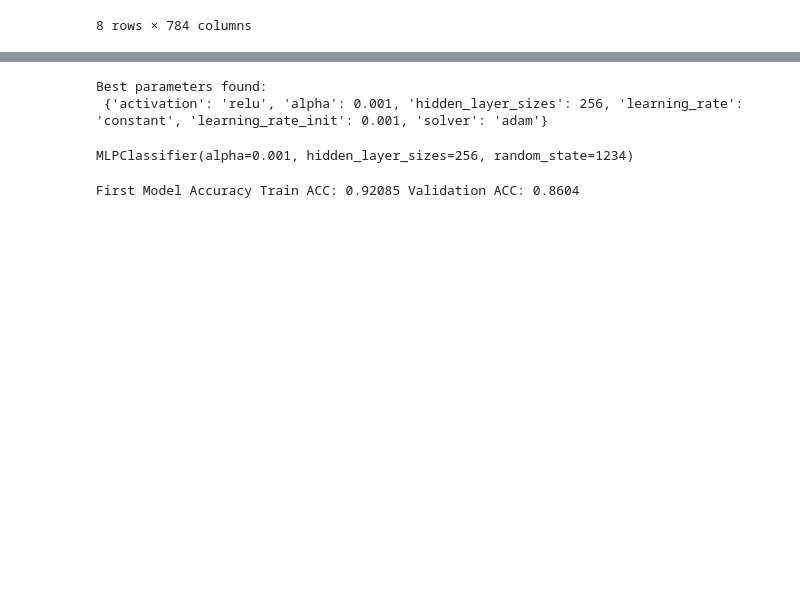
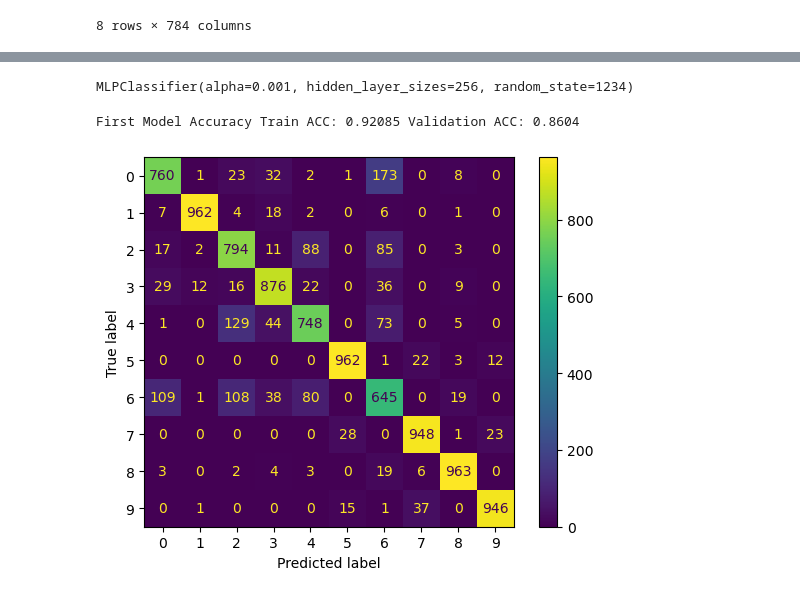
Before and after one commit to jhuang323/CS178-Project, a Jupyter notebook: JustinNNNoteBook.ipynb, the cells around one changed output, grey strips where cells are left out. Saved outputs shown, nothing was run; the diff lists cells and outputs as text; code cells hidden in the pictures; blank space fills up the shorter version.

```diff
--- a/JustinNNNoteBook.ipynb
+++ b/JustinNNNoteBook.ipynb
@@ -69,8 +90,3 @@ Done Finding the Grid
-# %%
-print('Best parameters found:\n', clf.best_params_)
-# %% [output]
-Best parameters found:
- {'activation': 'relu', 'alpha': 0.001, 'hidden_layer_sizes': 256, 'learning_rate': 'constant', 'learning_rate_init': 0.001, 'solver': 'adam'}
 # %%
 #test train a nn using MLP
 
@@ -92,9 +108,15 @@ MLPClassifier(alpha=0.001, hidden_layer_sizes=256, random_state=1234)
 # %%
 FirstModAccTrain = accuracy_score(TheFirstMLPModel.predict(X_train),y_train)
 FirstModAccValid = accuracy_score(TheFirstMLPModel.predict(X_test),y_test)
 print(f"First Model Accuracy Train ACC: {FirstModAccTrain} Validation ACC: {FirstModAccValid}")
+
+# Evaluate confusion matrix using the sklearn function confusion_matrix
+sklearn_cm = confusion_matrix(y_test, TheFirstMLPModel.predict(X_test))
+sklearn_disp = ConfusionMatrixDisplay(confusion_matrix = sklearn_cm)
+sklearn_disp.plot();
 # %% [output]
 First Model Accuracy Train ACC: 0.92085 Validation ACC: 0.8604
+[figure, added]
 # %%
 %%capture HUoutput
 HiddenUnitSzList = [1024,2048]
```
Also changed, not shown: parts of 6 cells of this notebook.
